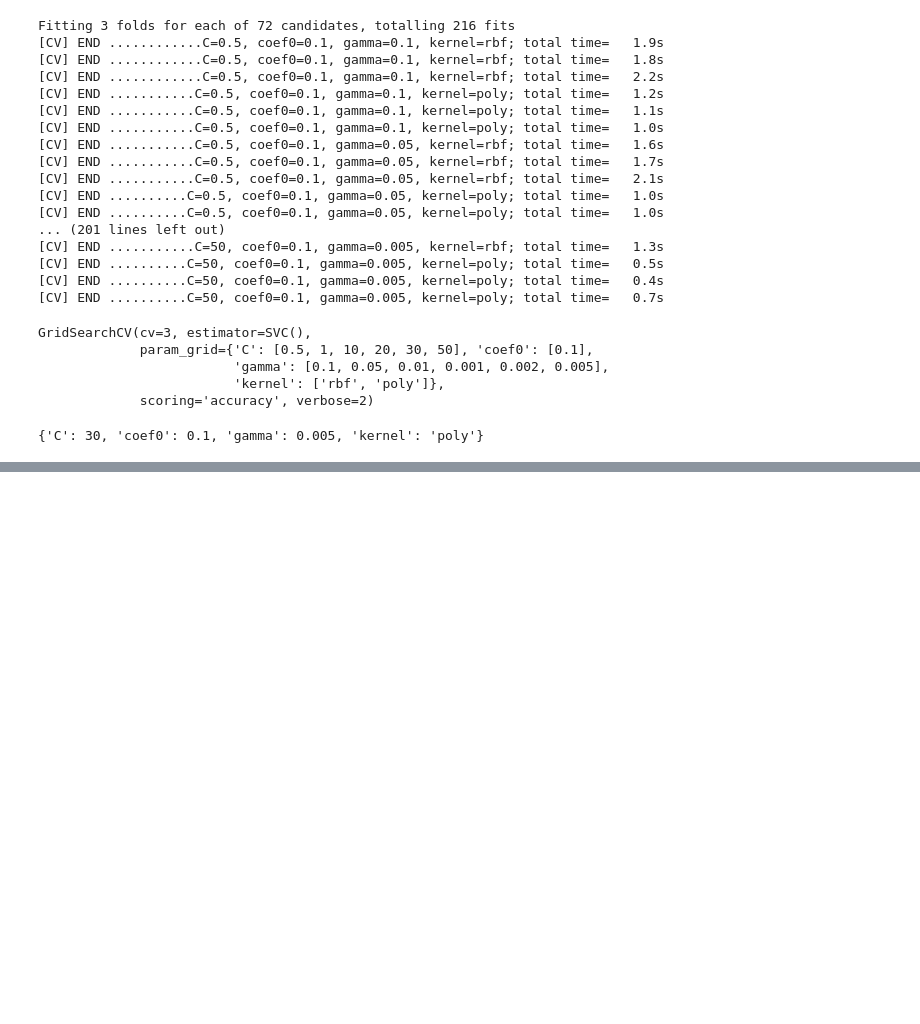
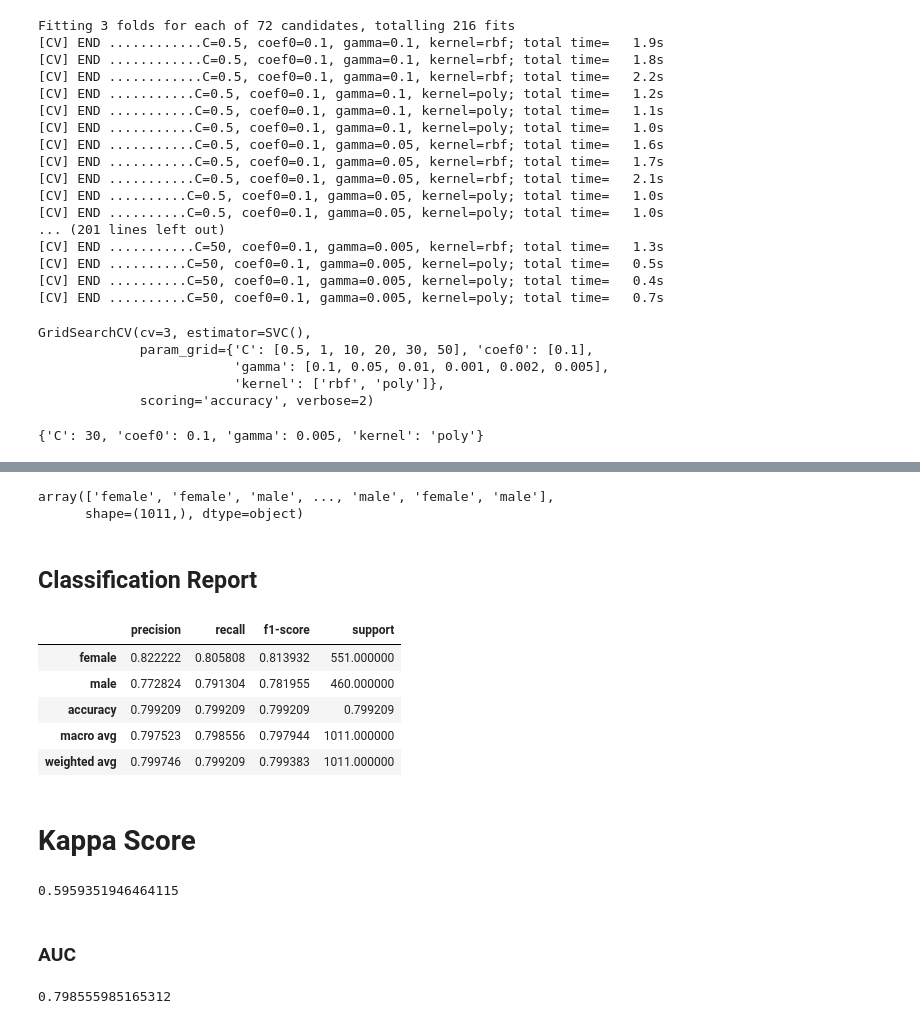
Before and after one commit to HerbertNtim/facelens_ds_ml, a Jupyter notebook: notebooks/04_GRM_Machine_Learning.ipynb, the cells around one changed output, grey strips where cells are left out. Saved outputs shown, nothing was run; the diff lists cells and outputs as text; code cells hidden in the pictures; blank space fills up the shorter version.

Commit message:
Evaluate PCA-based gender classification model using accuracy, F1, Kappa, and ROC-AUC metrics

```diff
--- a/notebooks/04_GRM_Machine_Learning.ipynb
+++ b/notebooks/04_GRM_Machine_Learning.ipynb
@@ -94,4 +94,4 @@ model_grid.best_params_
 # %% [output]
 {'C': 30, 'coef0': 0.1, 'gamma': 0.005, 'kernel': 'poly'}
 # %%
-m
+model_final = model_grid.best_estimator_
@@ -97,0 +116,32 @@ m
+# %%
+y_pred = model_final.predict(x_test)
+# %%
+y_pred
+# %% [output]
+array(['female', 'female', 'male', ..., 'male', 'female', 'male'],
+      shape=(1011,), dtype=object)
+# %% [markdown]
+## Classification Report
+# %%
+classification_report = metrics.classification_report(y_test, y_pred, output_dict=True)
+
+pd.DataFrame(classification_report).T
+# %% [output]
+|  | precision | recall | f1-score | support |
+| female | 0.822222 | 0.805808 | 0.813932 | 551.000000 |
+| male | 0.772824 | 0.791304 | 0.781955 | 460.000000 |
+| accuracy | 0.799209 | 0.799209 | 0.799209 | 0.799209 |
+| macro avg | 0.797523 | 0.798556 | 0.797944 | 1011.000000 |
+| weighted avg | 0.799746 | 0.799209 | 0.799383 | 1011.000000 |
+# %% [markdown]
+# Kappa Score
+# %%
+metrics.cohen_kappa_score(y_test, y_pred)
+# %% [output]
+0.5959351946464115
+# %% [markdown]
+### AUC
+# %%
+metrics.roc_auc_score(np.where(y_test == 'male', 1, 0), np.where(y_pred =='male', 1, 0))
+# %% [output]
+0.798555985165312
```
Also changed, not shown: parts of 1 cell of this notebook.
